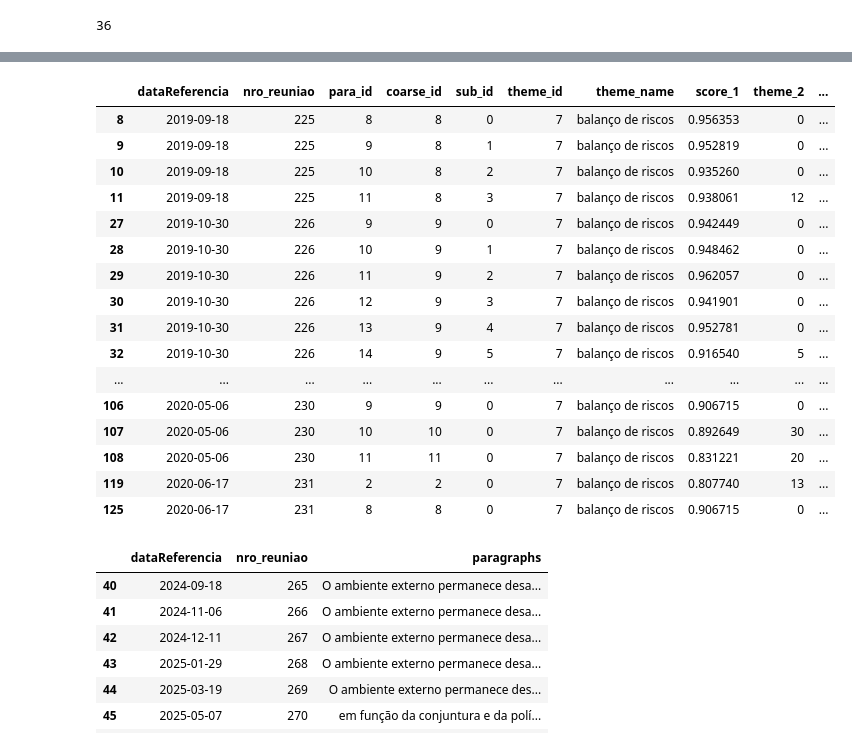
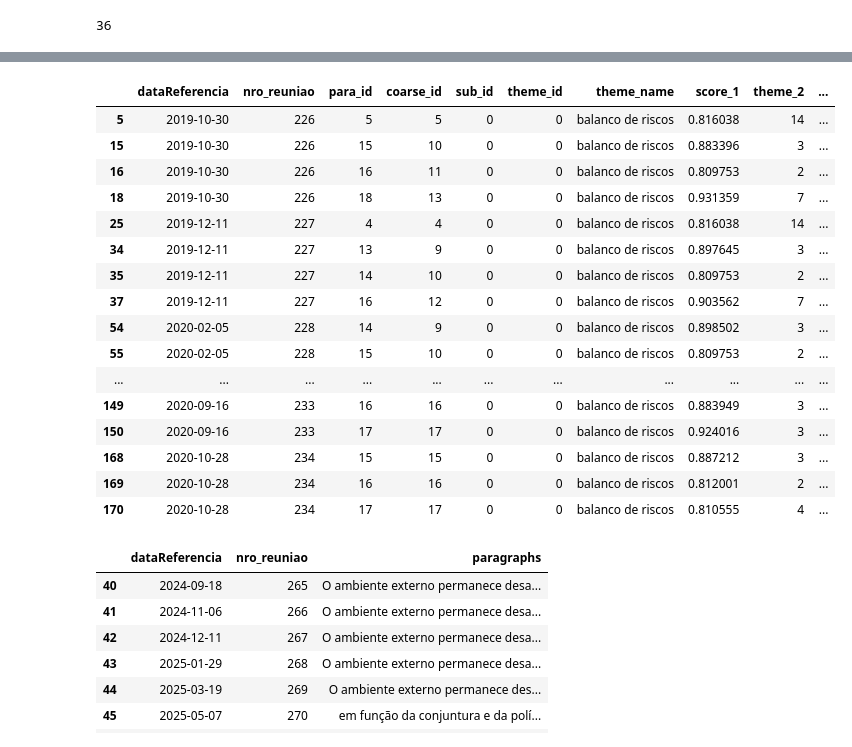
Before and after one commit to albertokgs/hello-nlp, a Jupyter notebook: notebooks/copom_quebra_paragrafos.ipynb, the cells around one changed output, grey strips where cells are left out. Cells and saved outputs as stored; diff of their text form; code cells hidden in the pictures.

```diff
--- a/notebooks/copom_quebra_paragrafos.ipynb
+++ b/notebooks/copom_quebra_paragrafos.ipynb
@@ -539,20 +540,8 @@ df_themes.head(10)
 # cell 9
 # Fill this as you inspect df_themes (keywords + representative paragraph).
 theme_name = {
-    7: 'balanço de riscos',
-    6: 'expectativas de inflação',
-    0: 'explicação da decisão/estratégia',
-    23: 'votos',
-    5: 5,
-    16: 'NOISE: TABELA',
-    2: 'cenário doméstico',
-    1: 'resultado',
-    9: 9,
-    10: 'NOISE: TABELA',
-    21: 'NOISE DESCONHECIDO',
-    26: 'atividade doméstica',
-    17: 'NOISE: TABELA',
-    34: 'NOISE: TABELA',
+    0: 'balanco de riscos',
+    11: 'votos'
 }
 df_paras["theme_name"] = df_paras["theme_id"].map(theme_name).fillna(df_paras["theme_id"].astype(str))
 df_themes["theme_name"] = df_themes["theme_id"].map(theme_name).fillna(df_themes["theme_id"].astype(str))
@@ -577,41 +566,43 @@ df_themes.head(15)
 # %%
 # cell 10
 def show_theme(df: pd.DataFrame, name_or_id, only_primary: bool = True) -> pd.DataFrame:
     if isinstance(name_or_id, str):
         m = df["theme_name"] == name_or_id
     else:
         m = df["theme_id"] == int(name_or_id)
     if only_primary:
         # only those whose primary assignment matches the theme_id
         if not isinstance(name_or_id, str):
             m = m & (df["theme_1"] == int(name_or_id))
     out = (df.loc[m]
              .sort_values(["dataReferencia","para_id"])
              [["dataReferencia","nro_reuniao","para_id","coarse_id","sub_id",
                "theme_id","theme_name","score_1","theme_2","score_2","is_multilabel","is_lowconf","text"]])
     return out
 
 # Example (after you set theme_name mapping):
-df_bal = show_theme(df_paras, "balanço de riscos", only_primary=False)
+df_bal = show_theme(df_paras, "balanco de riscos", only_primary=False)
+
+df_bal.to_clipboard()
 df_bal.head(30)
 # %% [output]
 |  | dataReferencia | nro_reuniao | para_id | coarse_id | sub_id | theme_id | theme_name | score_1 | theme_2 | ... |
-| 8 | 2019-09-18 | 225 | 8 | 8 | 0 | 7 | balanço de riscos | 0.956353 | 0 | ... |
-| 9 | 2019-09-18 | 225 | 9 | 8 | 1 | 7 | balanço de riscos | 0.952819 | 0 | ... |
-| 10 | 2019-09-18 | 225 | 10 | 8 | 2 | 7 | balanço de riscos | 0.935260 | 0 | ... |
-| 11 | 2019-09-18 | 225 | 11 | 8 | 3 | 7 | balanço de riscos | 0.938061 | 12 | ... |
-| 27 | 2019-10-30 | 226 | 9 | 9 | 0 | 7 | balanço de riscos | 0.942449 | 0 | ... |
-| 28 | 2019-10-30 | 226 | 10 | 9 | 1 | 7 | balanço de riscos | 0.948462 | 0 | ... |
-| 29 | 2019-10-30 | 226 | 11 | 9 | 2 | 7 | balanço de riscos | 0.962057 | 0 | ... |
-| 30 | 2019-10-30 | 226 | 12 | 9 | 3 | 7 | balanço de riscos | 0.941901 | 0 | ... |
-| 31 | 2019-10-30 | 226 | 13 | 9 | 4 | 7 | balanço de riscos | 0.952781 | 0 | ... |
-| 32 | 2019-10-30 | 226 | 14 | 9 | 5 | 7 | balanço de riscos | 0.916540 | 5 | ... |
+| 5 | 2019-10-30 | 226 | 5 | 5 | 0 | 0 | balanco de riscos | 0.816038 | 14 | ... |
+| 15 | 2019-10-30 | 226 | 15 | 10 | 0 | 0 | balanco de riscos | 0.883396 | 3 | ... |
+| 16 | 2019-10-30 | 226 | 16 | 11 | 0 | 0 | balanco de riscos | 0.809753 | 2 | ... |
+| 18 | 2019-10-30 | 226 | 18 | 13 | 0 | 0 | balanco de riscos | 0.931359 | 7 | ... |
+| 25 | 2019-12-11 | 227 | 4 | 4 | 0 | 0 | balanco de riscos | 0.816038 | 14 | ... |
+| 34 | 2019-12-11 | 227 | 13 | 9 | 0 | 0 | balanco de riscos | 0.897645 | 3 | ... |
+| 35 | 2019-12-11 | 227 | 14 | 10 | 0 | 0 | balanco de riscos | 0.809753 | 2 | ... |
+| 37 | 2019-12-11 | 227 | 16 | 12 | 0 | 0 | balanco de riscos | 0.903562 | 7 | ... |
+| 54 | 2020-02-05 | 228 | 14 | 9 | 0 | 0 | balanco de riscos | 0.898502 | 3 | ... |
+| 55 | 2020-02-05 | 228 | 15 | 10 | 0 | 0 | balanco de riscos | 0.809753 | 2 | ... |
 | ... | ... | ... | ... | ... | ... | ... | ... | ... | ... | ... |
-| 106 | 2020-05-06 | 230 | 9 | 9 | 0 | 7 | balanço de riscos | 0.906715 | 0 | ... |
-| 107 | 2020-05-06 | 230 | 10 | 10 | 0 | 7 | balanço de riscos | 0.892649 | 30 | ... |
-| 108 | 2020-05-06 | 230 | 11 | 11 | 0 | 7 | balanço de riscos | 0.831221 | 20 | ... |
-| 119 | 2020-06-17 | 231 | 2 | 2 | 0 | 7 | balanço de riscos | 0.807740 | 13 | ... |
-| 125 | 2020-06-17 | 231 | 8 | 8 | 0 | 7 | balanço de riscos | 0.906715 | 0 | ... |
+| 149 | 2020-09-16 | 233 | 16 | 16 | 0 | 0 | balanco de riscos | 0.883949 | 3 | ... |
+| 150 | 2020-09-16 | 233 | 17 | 17 | 0 | 0 | balanco de riscos | 0.924016 | 3 | ... |
+| 168 | 2020-10-28 | 234 | 15 | 15 | 0 | 0 | balanco de riscos | 0.887212 | 3 | ... |
+| 169 | 2020-10-28 | 234 | 16 | 16 | 0 | 0 | balanco de riscos | 0.812001 | 2 | ... |
+| 170 | 2020-10-28 | 234 | 17 | 17 | 0 | 0 | balanco de riscos | 0.810555 | 4 | ... |
 # %%
 # cell 10 B
 def theme_by_meeting(df: pd.DataFrame, name_or_id) -> pd.DataFrame:
```
Also changed, not shown: parts of 7 cells of this notebook, 55 other files.
